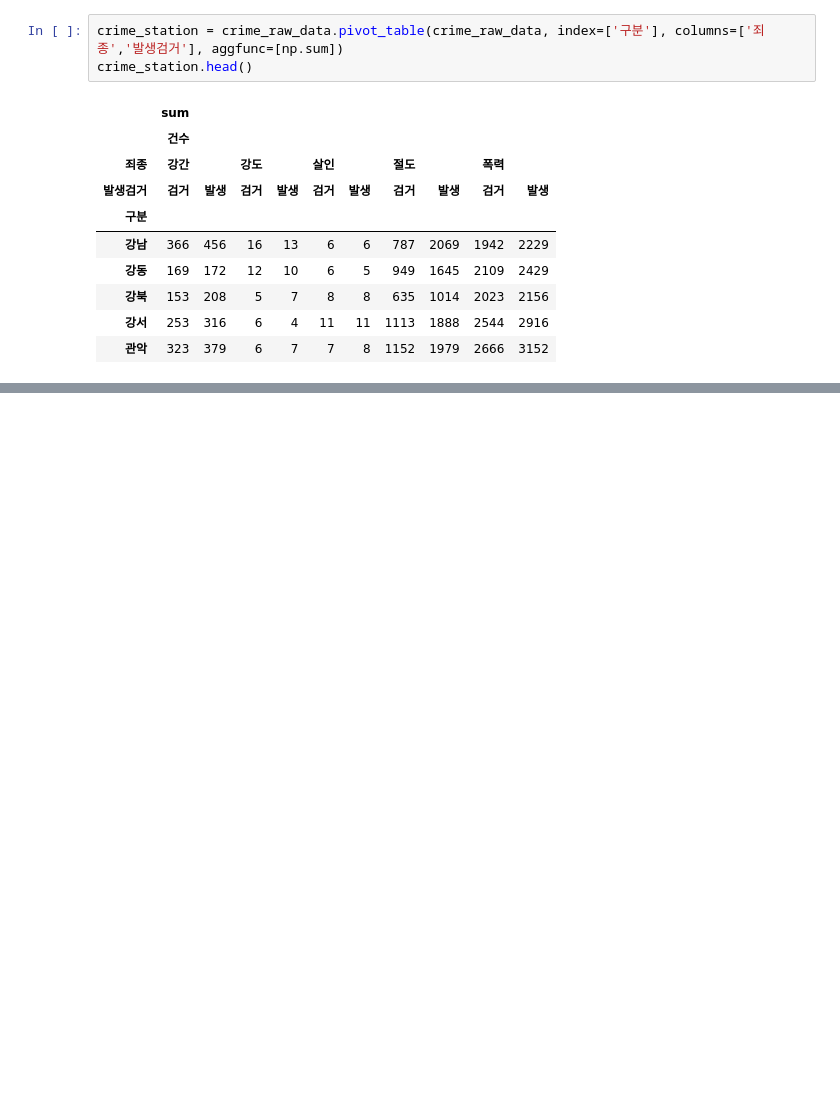
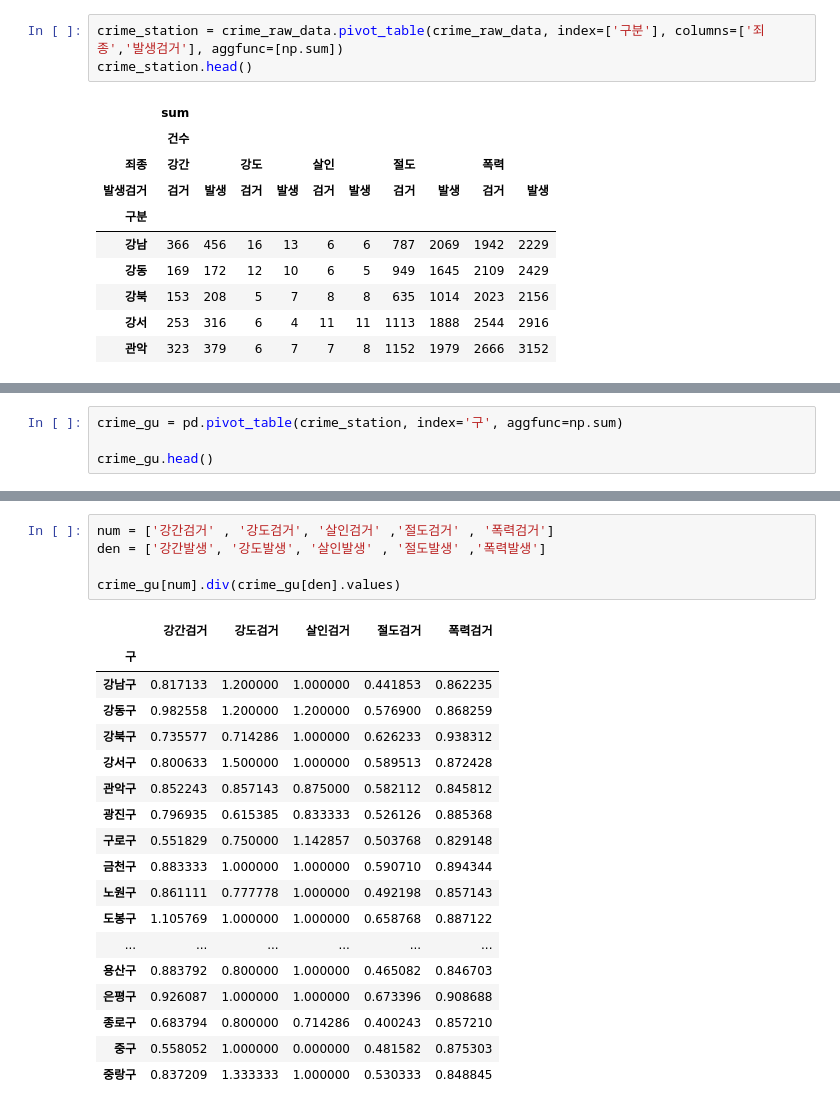
Before and after one commit to dockyum/TIL-data-science, a Jupyter notebook: FC16-class/data_visualization.ipynb, the cells around one changed output, grey strips where cells are left out. Cells and saved outputs as stored; diff of their text form; blank space fills up the shorter version.

```diff
--- a/FC16-class/data_visualization.ipynb
+++ b/FC16-class/data_visualization.ipynb
@@ -686,0 +912,4 @@ crime_station.describe
+# %%
+crime_gu = pd.pivot_table(crime_station, index='구', aggfunc=np.sum)
+
+crime_gu.head()
@@ -686,0 +1015,24 @@ crime_station.describe
+# %%
+num = ['강간검거' , '강도검거', '살인검거' ,'절도검거' , '폭력검거']
+den = ['강간발생', '강도발생', '살인발생' , '절도발생' ,'폭력발생']
+
+crime_gu[num].div(crime_gu[den].values)
+# %% [output]
+|  | 강간검거 | 강도검거 | 살인검거 | 절도검거 | 폭력검거 |
+| 구 |  |  |  |  |  |
+| 강남구 | 0.817133 | 1.200000 | 1.000000 | 0.441853 | 0.862235 |
+| 강동구 | 0.982558 | 1.200000 | 1.200000 | 0.576900 | 0.868259 |
+| 강북구 | 0.735577 | 0.714286 | 1.000000 | 0.626233 | 0.938312 |
+| 강서구 | 0.800633 | 1.500000 | 1.000000 | 0.589513 | 0.872428 |
+| 관악구 | 0.852243 | 0.857143 | 0.875000 | 0.582112 | 0.845812 |
+| 광진구 | 0.796935 | 0.615385 | 0.833333 | 0.526126 | 0.885368 |
+| 구로구 | 0.551829 | 0.750000 | 1.142857 | 0.503768 | 0.829148 |
+| 금천구 | 0.883333 | 1.000000 | 1.000000 | 0.590710 | 0.894344 |
+| 노원구 | 0.861111 | 0.777778 | 1.000000 | 0.492198 | 0.857143 |
+| 도봉구 | 1.105769 | 1.000000 | 1.000000 | 0.658768 | 0.887122 |
+| ... | ... | ... | ... | ... | ... |
+| 용산구 | 0.883792 | 0.800000 | 1.000000 | 0.465082 | 0.846703 |
+| 은평구 | 0.926087 | 1.000000 | 1.000000 | 0.673396 | 0.908688 |
+| 종로구 | 0.683794 | 0.800000 | 0.714286 | 0.400243 | 0.857210 |
+| 중구 | 0.558052 | 1.000000 | 0.000000 | 0.481582 | 0.875303 |
+| 중랑구 | 0.837209 | 1.333333 | 1.000000 | 0.530333 | 0.848845 |
```
Also changed, not shown: parts of 49 cells of this notebook.
